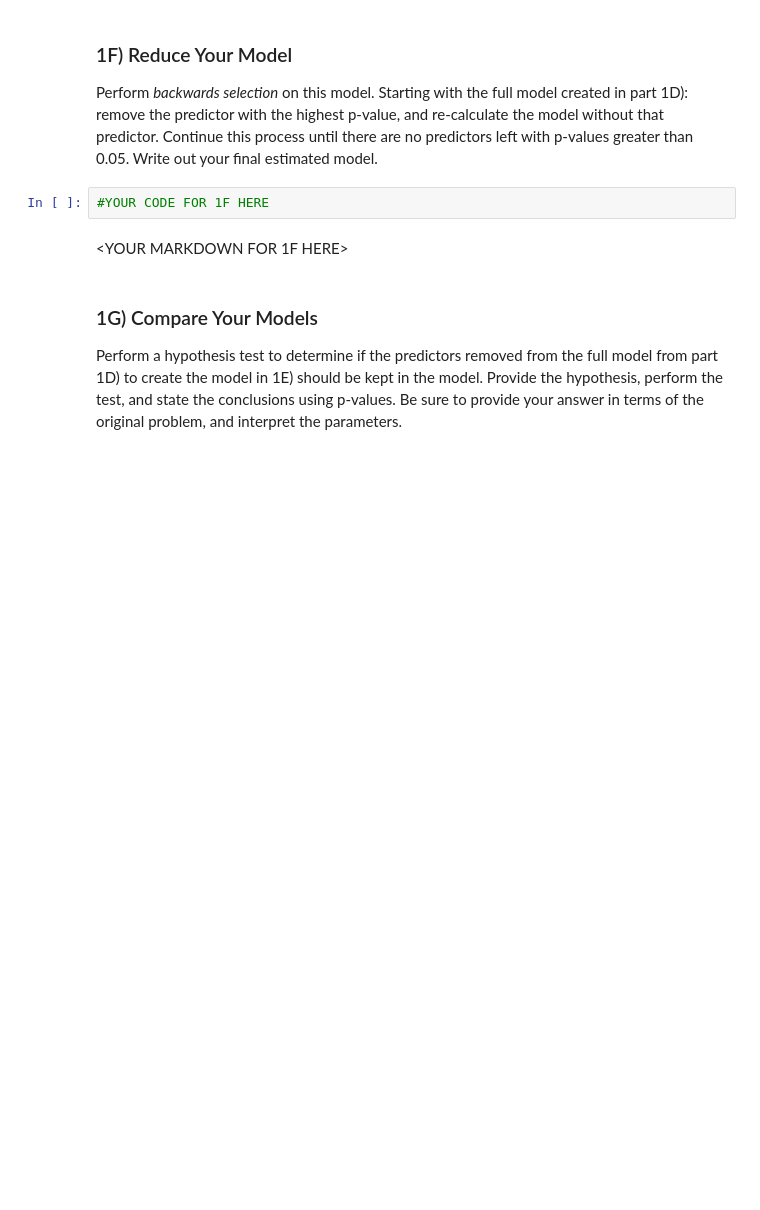
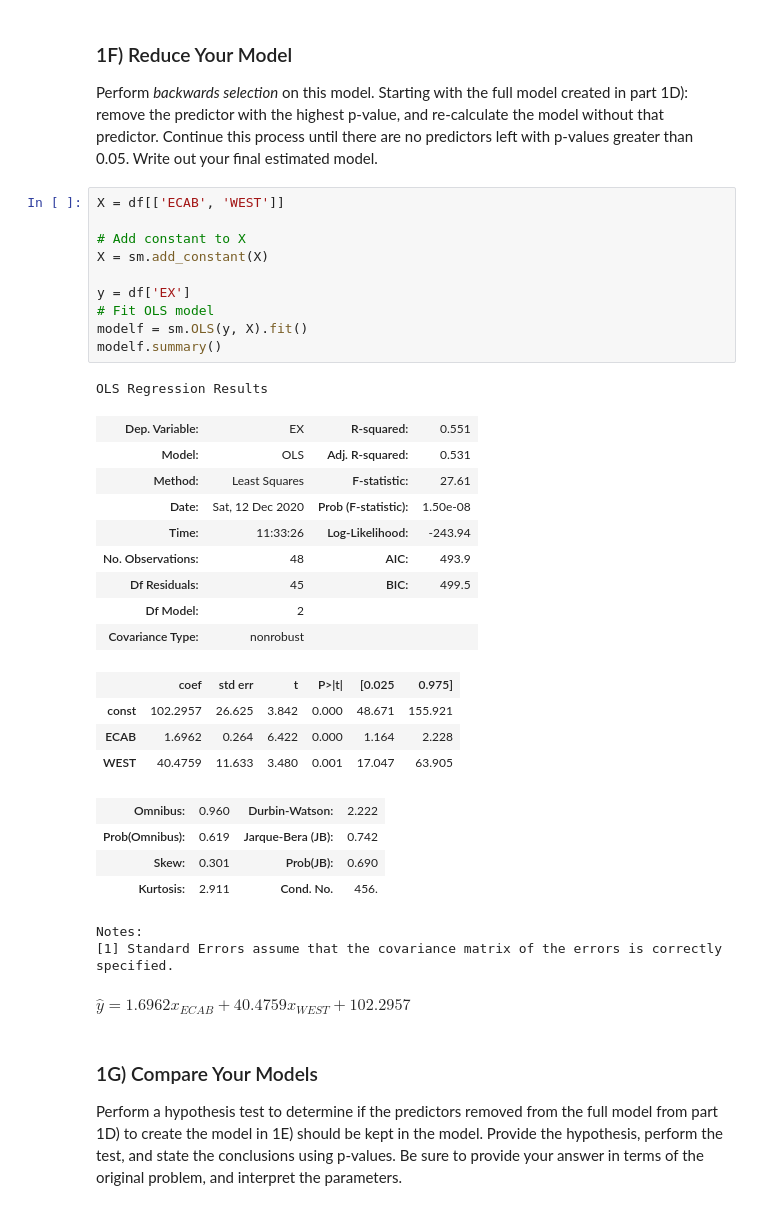
Before and after one commit to willemhscott/CSCI-3022, a Jupyter notebook: notebooks/Practicum2_Fall20.ipynb, the cells around one changed output. Cells and saved outputs as stored; diff of their text form; blank space fills up the shorter version.

```diff
--- a/notebooks/Practicum2_Fall20.ipynb
+++ b/notebooks/Practicum2_Fall20.ipynb
@@ -143,10 +212,39 @@ print(model.params)
 
 ### 1F) Reduce Your Model
 Perform *backwards selection* on this model.  Starting with the full model created in part 1D): remove the predictor with the highest p-value, and re-calculate the model without that predictor.  Continue this process until there are no predictors left with p-values greater than 0.05.  Write out your final estimated model.
-# %%
-#YOUR CODE FOR 1F HERE
-# %% [markdown]
-<YOUR MARKDOWN FOR 1F HERE>
+# %%
+X = df[['ECAB', 'WEST']]
+
+# Add constant to X
+X = sm.add_constant(X)
+
+y = df['EX']
+# Fit OLS model
+modelf = sm.OLS(y, X).fit()
+modelf.summary()
+# %% [output]
+OLS Regression Results
+| Dep. Variable: | EX | R-squared: | 0.551 |
+| Model: | OLS | Adj. R-squared: | 0.531 |
+| Method: | Least Squares | F-statistic: | 27.61 |
+| Date: | Sat, 12 Dec 2020 | Prob (F-statistic): | 1.50e-08 |
+| Time: | 11:33:26 | Log-Likelihood: | -243.94 |
+| No. Observations: | 48 | AIC: | 493.9 |
+| Df Residuals: | 45 | BIC: | 499.5 |
+| Df Model: | 2 |  |  |
+| Covariance Type: | nonrobust |  |  |
+|  | coef | std err | t | P>|t| | [0.025 | 0.975] |
+| const | 102.2957 | 26.625 | 3.842 | 0.000 | 48.671 | 155.921 |
+| ECAB | 1.6962 | 0.264 | 6.422 | 0.000 | 1.164 | 2.228 |
+| WEST | 40.4759 | 11.633 | 3.480 | 0.001 | 17.047 | 63.905 |
+| Omnibus: | 0.960 | Durbin-Watson: | 2.222 |
+| Prob(Omnibus): | 0.619 | Jarque-Bera (JB): | 0.742 |
+| Skew: | 0.301 | Prob(JB): | 0.690 |
+| Kurtosis: | 2.911 | Cond. No. | 456. |
+Notes:
+[1] Standard Errors assume that the covariance matrix of the errors is correctly specified.
+# %% [markdown]
+$\hat{y}= 1.6962x_{ECAB} + 40.4759x_{WEST} + 102.2957$
 # %% [markdown]
 ###  1G) Compare Your Models
 Perform a hypothesis test to determine if the predictors removed from the full model from part 1D) to create the model in 1E) should be kept in the model.  Provide the hypothesis, perform the test, and state the conclusions using p-values.  Be sure to provide your answer in terms of the original problem, and interpret the parameters.
```
Also changed, not shown: parts of 23 cells of this notebook, 1 other file.
